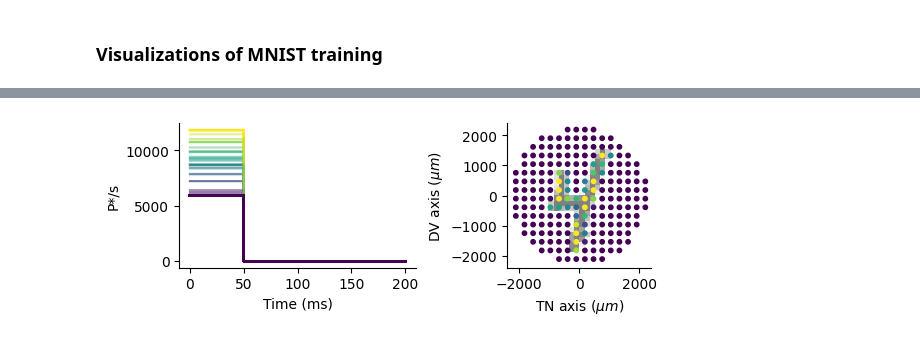
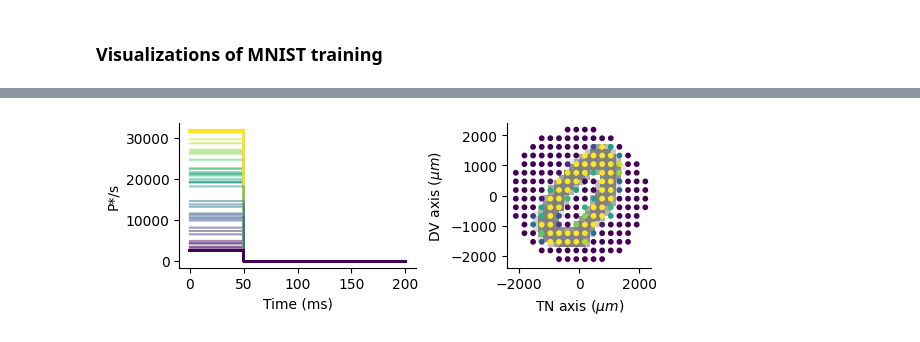
Before and after one commit to berenslab/jaxley-retina, a Jupyter notebook: notebooks/mnist/mnist.ipynb, the cells around one changed output, grey strips where cells are left out. Cells and saved outputs as stored; diff of their text form; code cells hidden in the pictures.

```diff
--- a/notebooks/mnist/mnist.ipynb
+++ b/notebooks/mnist/mnist.ipynb
@@ -20,14 +35,13 @@ from jaxley_retina.tasks.mnist.simple_data_prep import build_train_loader
 model_config = {
     'BC_readouts': True,
     'use_benison': True, # use simpler calcium dynamics from Benison et al. 2001
-    'connections': 'local', # connectivity of cones and HCs
-    'nHCs': 9,
+    'connections': 'full', # connectivity of cones and HCs
+    'nHCs': 1,
     'nPRs': 200,
-    'n_rad': 50, # number of cones connected to each HC
     'n_readouts': 10,
     'ptc_path': '../../params/cascade/params_3.pkl',
     'ribbon_path': '../../params/ribbon/best_20_params.pkl',
-    'model_builder': 'jaxley_retina.tasks.mnist.model'
+    'model_builder': 'jaxley_retina.mnist.model'
 }
 stim_config = {
     'digits': 'all',
@@ -160,32 +181,35 @@ for i in range(4):
 # %%
 # Plot to confirm that the stimulus is correct
+imgs, labs = next(ds_train)
+stim = stimulus_from_image(imgs[0], coords, stim_config)
+
 time = np.arange(0, stim_config["t_max"], stim_config["dt"])
 fig, axs = plt.subplots(1, 2, figsize=(6, 2), constrained_layout=True)
 
 # Determine the colors
 peak_time = np.average([stim_config["peak_start"], stim_config["peak_end"]])
 intensities = stim[:, int(peak_time/stim_config["dt"])]
 intensities_rescaled = (intensities - np.min(intensities))/(np.max(intensities) - np.min(intensities))
 colors = plt.cm.viridis(intensities_rescaled)
 
 for i in range(stim.shape[0]):
     axs[0].plot(time, stim[i, :], c=colors[i], alpha=0.5)
 axs[0].set_ylabel("P*/s")
 axs[0].set_xlabel("Time (ms)")
 
 # Where you want the image to appear on the scatter plot [left, right, bottom, top] in scatter plot coordinates
 desired_extent = [-2400, 2400, -2400, 2400]
 # Create an image artist and add it to the plot with transparency
 img_artist = axs[1].imshow(
     imgs[0, :, :, 0], extent=desired_extent, alpha=0.5, aspect='auto', zorder=0, cmap='binary', origin='upper'
     )  # zorder=0 puts it behind the scatter
 
 axs[1].scatter(coords[0], coords[1], c=intensities_rescaled, cmap='viridis', s=10)
 axs[1].set_aspect('equal')
 axs[1].set_xlabel(r'TN axis $(\mu m)$')
 axs[1].set_ylabel(r'DV axis $(\mu m)$')
 sns.despine()
 # %% [output]
-[figure, old version]
+[figure, new version]
 # %%
 # Load trained params
```
Also changed, not shown: parts of 13 cells of this notebook, 14 other files.
